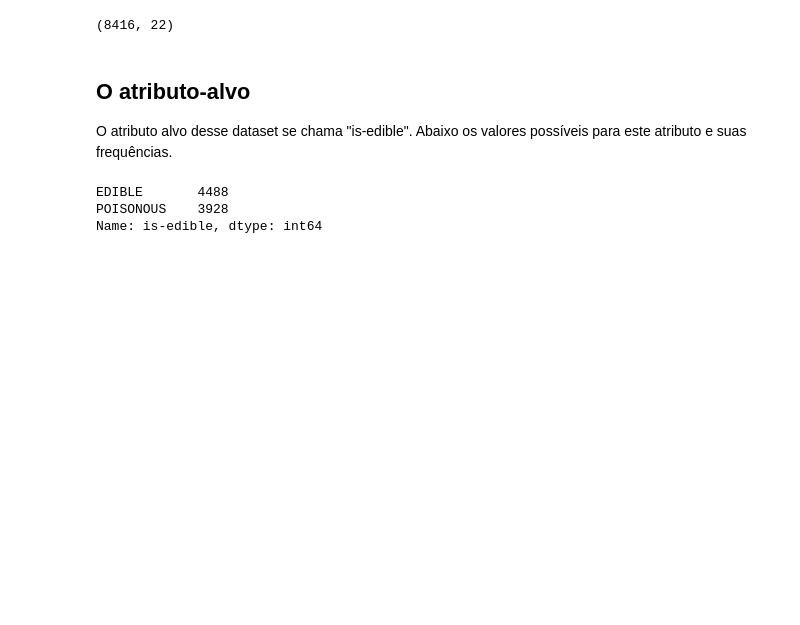
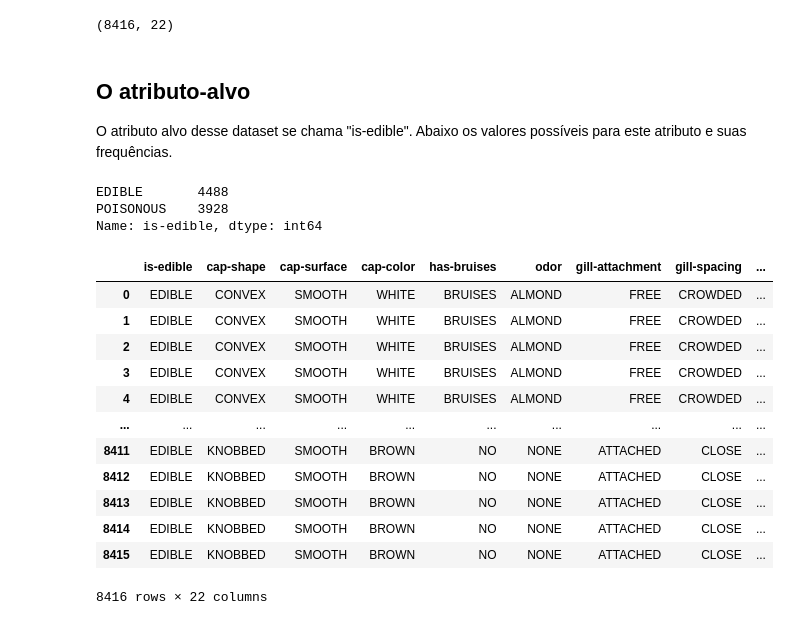
Before and after one commit to Glomyer/rna-2022.2-aa3, a Jupyter notebook: exploratory_analysis.ipynb, the cells around one changed output. Saved outputs shown, nothing was run; the diff lists cells and outputs as text; code cells hidden in the pictures; blank space fills up the shorter version.

```diff
--- a/exploratory_analysis.ipynb
+++ b/exploratory_analysis.ipynb
@@ -102,3 +103,19 @@ edibility.value_counts()
 EDIBLE       4488
 POISONOUS    3928
 Name: is-edible, dtype: int64
+# %%
+data
+# %% [output]
+|  | is-edible | cap-shape | cap-surface | cap-color | has-bruises | odor | gill-attachment | gill-spacing | ... |
+| 0 | EDIBLE | CONVEX | SMOOTH | WHITE | BRUISES | ALMOND | FREE | CROWDED | ... |
+| 1 | EDIBLE | CONVEX | SMOOTH | WHITE | BRUISES | ALMOND | FREE | CROWDED | ... |
+| 2 | EDIBLE | CONVEX | SMOOTH | WHITE | BRUISES | ALMOND | FREE | CROWDED | ... |
+| 3 | EDIBLE | CONVEX | SMOOTH | WHITE | BRUISES | ALMOND | FREE | CROWDED | ... |
+| 4 | EDIBLE | CONVEX | SMOOTH | WHITE | BRUISES | ALMOND | FREE | CROWDED | ... |
+| ... | ... | ... | ... | ... | ... | ... | ... | ... | ... |
+| 8411 | EDIBLE | KNOBBED | SMOOTH | BROWN | NO | NONE | ATTACHED | CLOSE | ... |
+| 8412 | EDIBLE | KNOBBED | SMOOTH | BROWN | NO | NONE | ATTACHED | CLOSE | ... |
+| 8413 | EDIBLE | KNOBBED | SMOOTH | BROWN | NO | NONE | ATTACHED | CLOSE | ... |
+| 8414 | EDIBLE | KNOBBED | SMOOTH | BROWN | NO | NONE | ATTACHED | CLOSE | ... |
+| 8415 | EDIBLE | KNOBBED | SMOOTH | BROWN | NO | NONE | ATTACHED | CLOSE | ... |
+8416 rows × 22 columns
```
Also changed, not shown: parts of 5 cells of this notebook.
